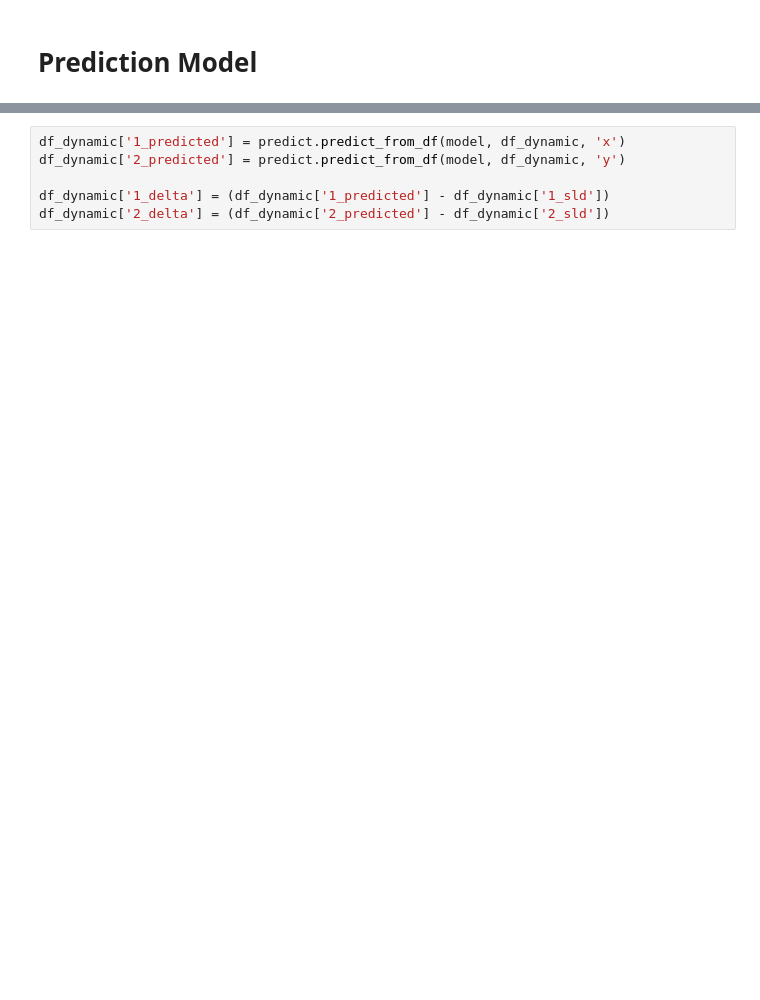
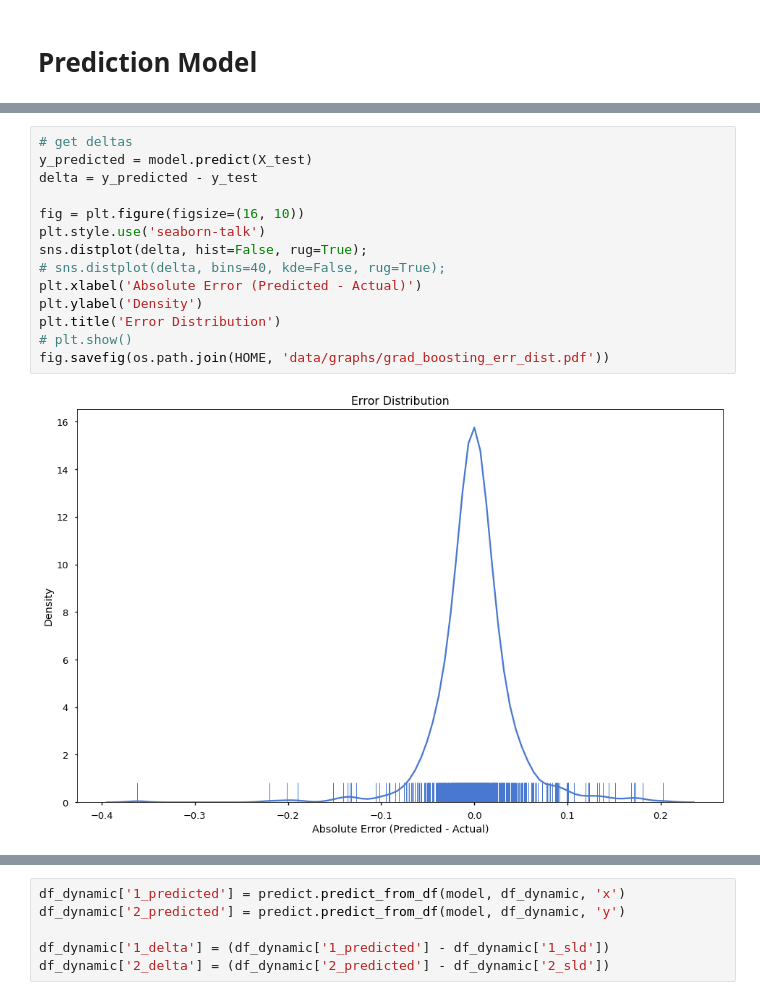
Before and after one commit to UofT-EcoSystem/GPU-Virtualization-Benchmarks, a Jupyter notebook: util/data/notebooks/View_Pairs_Dynamic.ipynb, the cells around one changed output, grey strips where cells are left out. Drawn from its saved outputs; the diff is of its cells as text; blank space fills up the shorter version.

```diff
--- a/util/data/notebooks/View_Pairs_Dynamic.ipynb
+++ b/util/data/notebooks/View_Pairs_Dynamic.ipynb
@@ -83,3 +80,19 @@ plt.show()
+# %%
+# get deltas
+y_predicted = model.predict(X_test)
+delta = y_predicted - y_test
+
+fig = plt.figure(figsize=(16, 10))
+plt.style.use('seaborn-talk')
+sns.distplot(delta, hist=False, rug=True);
+# sns.distplot(delta, bins=40, kde=False, rug=True);
+plt.xlabel('Absolute Error (Predicted - Actual)')
+plt.ylabel('Density')
+plt.title('Error Distribution')
+# plt.show()
+fig.savefig(os.path.join(HOME, 'data/graphs/grad_boosting_err_dist.pdf'))
+# %% [output]
+[figure, added]
 # %%
 sns.set_palette(sns.color_palette("muted"))
 predict.plot_importance(model)
```
Also changed, not shown: parts of 16 cells of this notebook, 1 other file.
